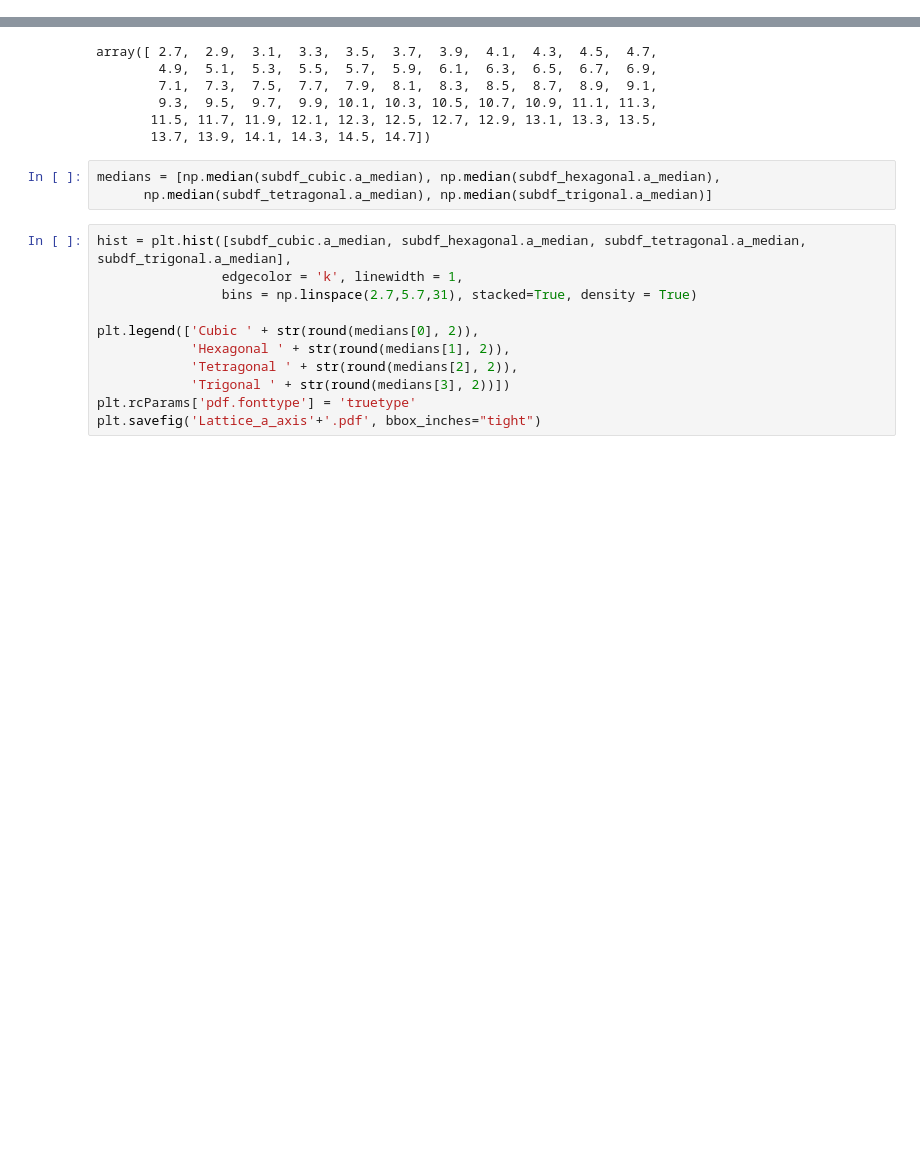
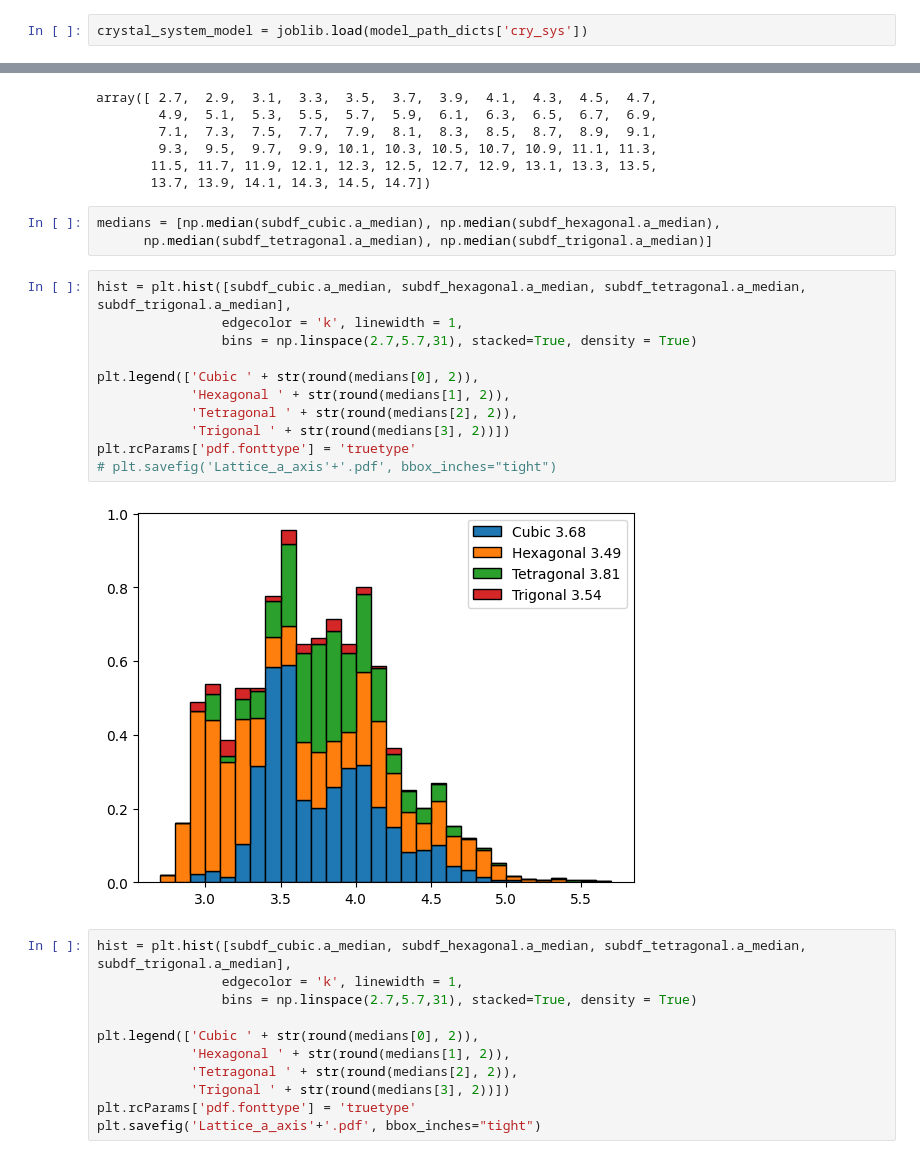
Before and after one commit to smglsn12/EDiffCrystals, a Jupyter notebook: notebooks/Predict_experimental_patterns.ipynb, the cells around one changed output, grey strips where cells are left out. Cells and saved outputs as stored; diff of their text form; blank space fills up the shorter version.

```diff
--- a/notebooks/Predict_experimental_patterns.ipynb
+++ b/notebooks/Predict_experimental_patterns.ipynb
@@ -1049 +1078,3 @@ lattice_dict = {
+# %%
+crystal_system_model = joblib.load(model_path_dicts['cry_sys'])
 # %%
@@ -1258,6 +1329,19 @@ array([ 2.7,  2.9,  3.1,  3.3,  3.5,  3.7,  3.9,  4.1,  4.3,  4.5,  4.7,
 # %%
 medians = [np.median(subdf_cubic.a_median), np.median(subdf_hexagonal.a_median),
       np.median(subdf_tetragonal.a_median), np.median(subdf_trigonal.a_median)]
+# %%
+hist = plt.hist([subdf_cubic.a_median, subdf_hexagonal.a_median, subdf_tetragonal.a_median, subdf_trigonal.a_median],
+                edgecolor = 'k', linewidth = 1,
+                bins = np.linspace(2.7,5.7,31), stacked=True, density = True)
+
+plt.legend(['Cubic ' + str(round(medians[0], 2)),
+            'Hexagonal ' + str(round(medians[1], 2)),
+            'Tetragonal ' + str(round(medians[2], 2)),
+            'Trigonal ' + str(round(medians[3], 2))])
+plt.rcParams['pdf.fonttype'] = 'truetype'
+# plt.savefig('Lattice_a_axis'+'.pdf', bbox_inches="tight")
+# %% [output]
+[figure, added]
 # %%
 hist = plt.hist([subdf_cubic.a_median, subdf_hexagonal.a_median, subdf_tetragonal.a_median, subdf_trigonal.a_median],
                 edgecolor = 'k', linewidth = 1,
```
Also changed, not shown: parts of 31 cells of this notebook.
